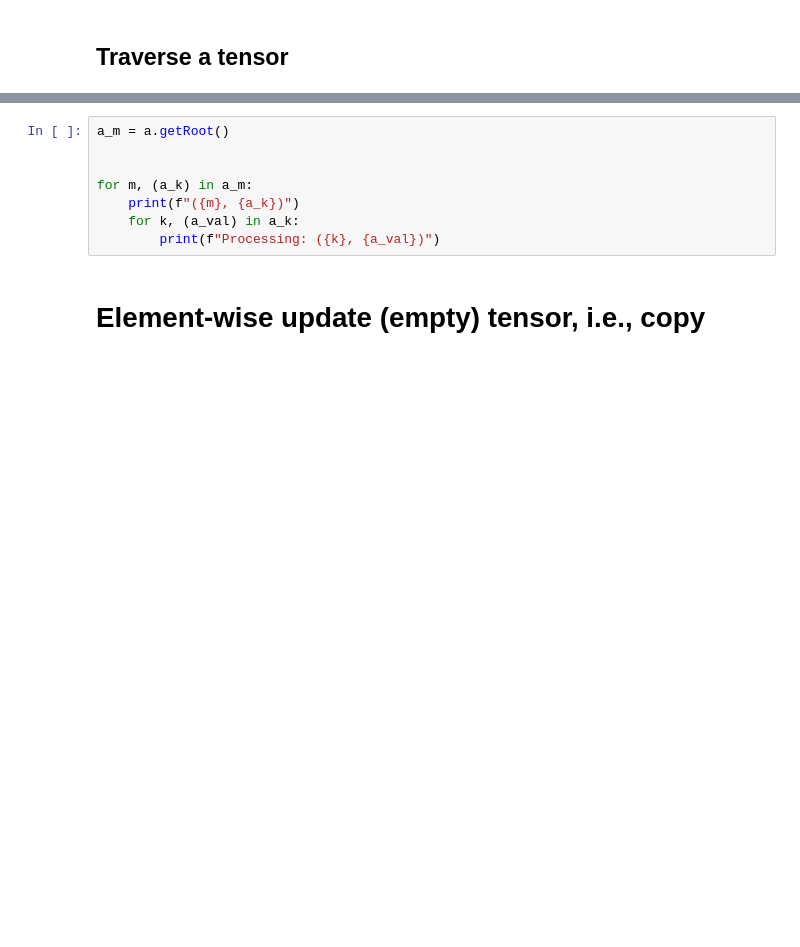
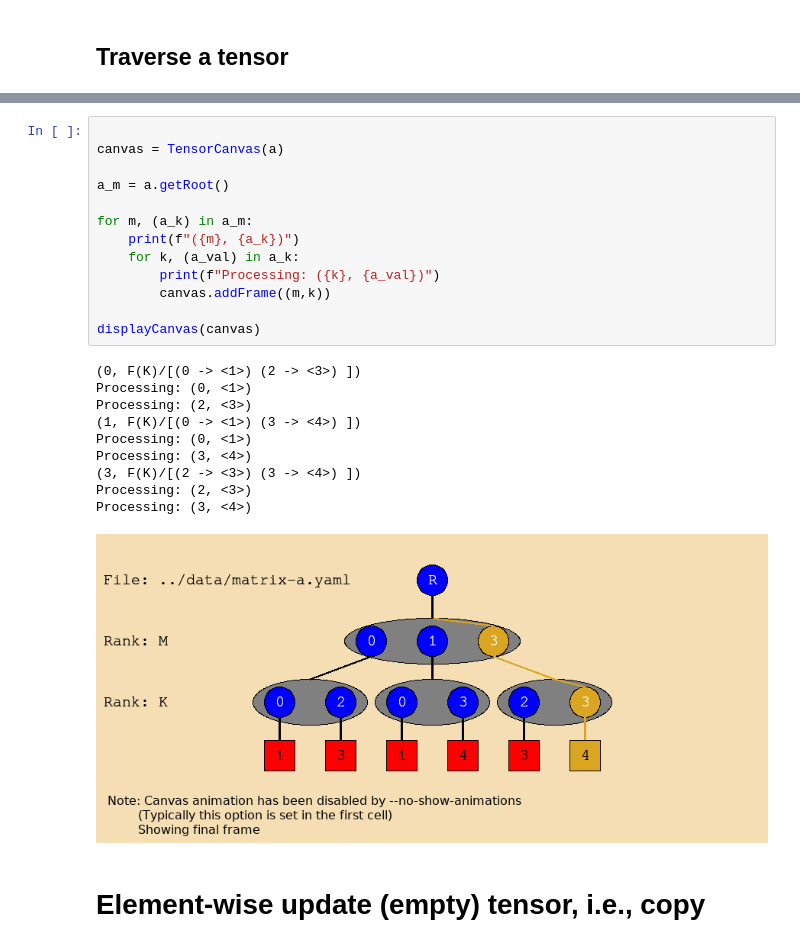
Before and after one commit to Fibertree-Project/fibertree, a Jupyter notebook: examples/ipython/fibertree.ipynb, the cells around one changed output, grey strips where cells are left out. Cells and saved outputs as stored; diff of their text form; blank space fills up the shorter version.

Commit message:
Change TensorAnination to TensorCanvas.
Update fibertree notebook to use it.

```diff
--- a/examples/ipython/fibertree.ipynb
+++ b/examples/ipython/fibertree.ipynb
@@ -35,11 +61,27 @@ displayTensor(a)
 # %%
+
+canvas = TensorCanvas(a)
+
 a_m = a.getRoot()
-
 
 for m, (a_k) in a_m:
     print(f"({m}, {a_k})")
     for k, (a_val) in a_k:
         print(f"Processing: ({k}, {a_val})")
+        canvas.addFrame((m,k))
+
+displayCanvas(canvas)
+# %% [output]
+(0, F(K)/[(0 -> <1>) (2 -> <3>) ])
+Processing: (0, <1>)
+Processing: (2, <3>)
+(1, F(K)/[(0 -> <1>) (3 -> <4>) ])
+Processing: (0, <1>)
+Processing: (3, <4>)
+(3, F(K)/[(2 -> <3>) (3 -> <4>) ])
+Processing: (2, <3>)
+Processing: (3, <4>)
+[figure, added]
 # %% [markdown]
 # Element-wise update (empty) tensor, i.e., copy
 # %%
```
Also changed, not shown: parts of 17 cells of this notebook, 4 other files.
